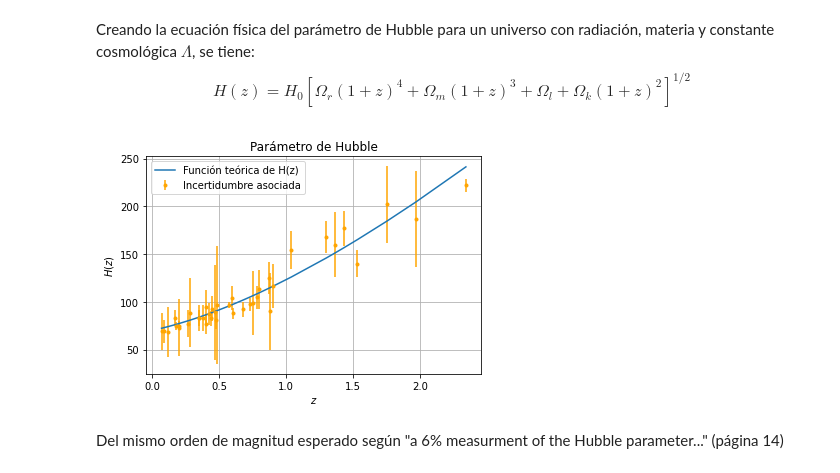
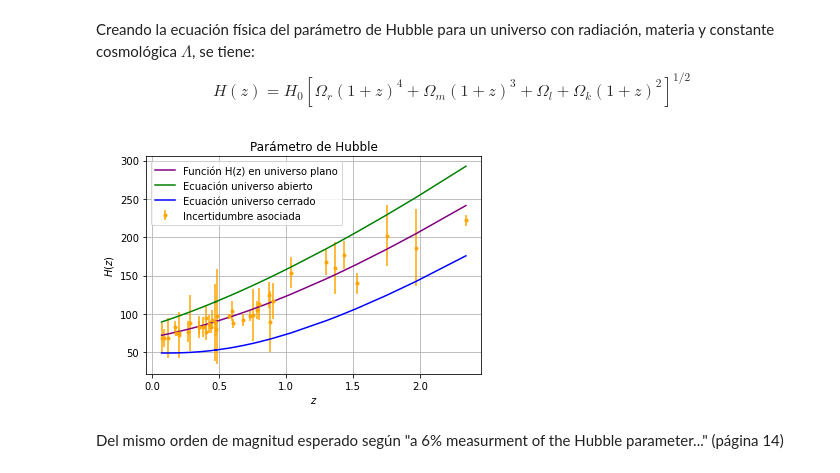
Before and after one commit to AntoCist/Practica_de_verano_2024, a Jupyter notebook: Datos_hub_data.ipynb, the cells around one changed output. Saved outputs shown, nothing was run; the diff lists cells and outputs as text; code cells hidden in the pictures.

```diff
--- a/Datos_hub_data.ipynb
+++ b/Datos_hub_data.ipynb
@@ -49,27 +49,40 @@ $$H(z) = H_0 \left[\Omega_r (1+z)^4 + \Omega_m(1+z)^3 + \Omega_l + \Omega_k(1+z)
 # %%
 #Parámetros
 omega_r = 8.4e-5
-omega_m = 0.3
 omega_l = 0.7 - omega_r
-omega_k = 0
+omega_0 = 1
+omega_k = 1 - omega_0
+
+omega_m = 1 - omega_k - omega_l - omega_r
+#definimos omega_0
 
 #Creamos la función teórica
 array_z = np.array(z)
 
-H_t = np.zeros(len(array_z))
-H_t = H_0* ((omega_r * (1+array_z)**4) + omega_m * (1+array_z)**3 + omega_l + omega_k* (1+array_z)**2)**(1/2)
+def H_t(z):
+    return H_0* ((omega_r * (1+z)**4) + omega_m * (1+z)**3 + omega_l + omega_k* (1+z)**2)**(1/2)
 # %%
 yerr = desv
 plt.xlabel('$ z $')
 plt.ylabel('$ H(z) $')
 plt.title('Parámetro de Hubble')
-plt.plot(array_z, H_t, label='Función teórica de H(z)')
 plt.errorbar(z, H, yerr=yerr, fmt='.', color = 'orange', label = 'Incertidumbre asociada')
+omega_0 = 1
+omega_k = 1 - omega_0
+plt.plot(array_z, H_t(array_z), color = 'purple', label='Función H(z) en universo plano')
+omega_0 = 0.5
+omega_k = 1 -omega_0
+plt.plot(array_z, H_t(array_z), color = 'green', label= 'Ecuación universo abierto')
+omega_0 = 1.5
+omega_k = 1 -omega_0
+plt.plot(array_z, H_t(array_z), color = 'blue', label= 'Ecuación universo cerrado')
+
+
 plt.legend()
 plt.grid(True)
 plt.show()
 # %% [output]
-[figure, old version]
+[figure, new version]
 # %% [markdown]
 Del mismo orden de magnitud esperado según "a 6% measurment of the Hubble parameter..." (página 14)
 # %%
```
Also changed, not shown: parts of 2 cells of this notebook.
